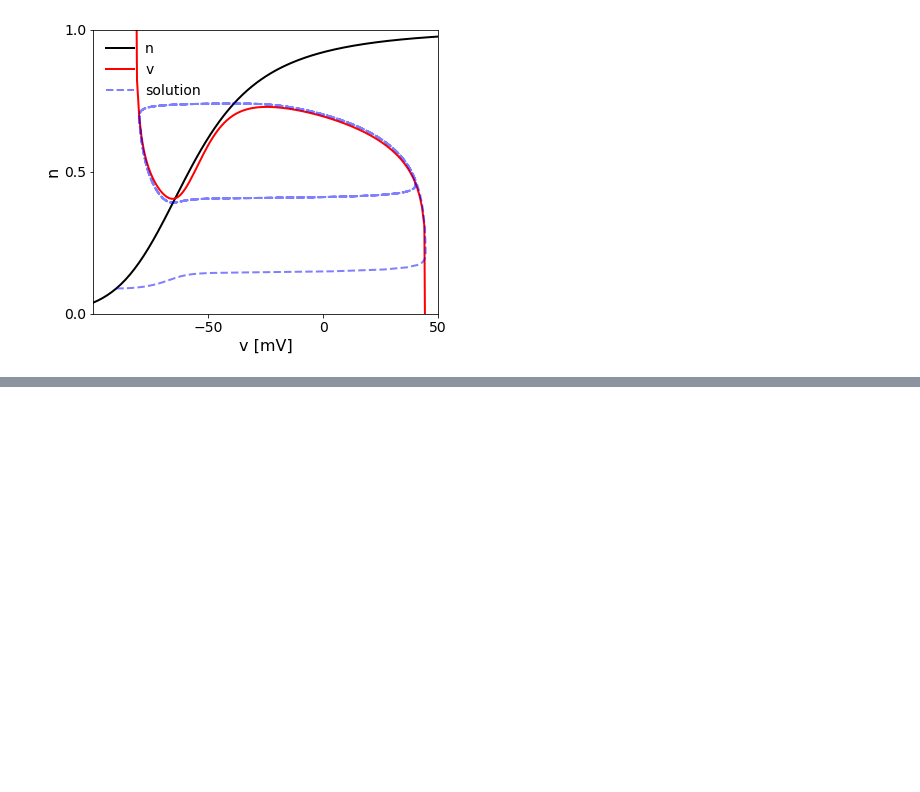
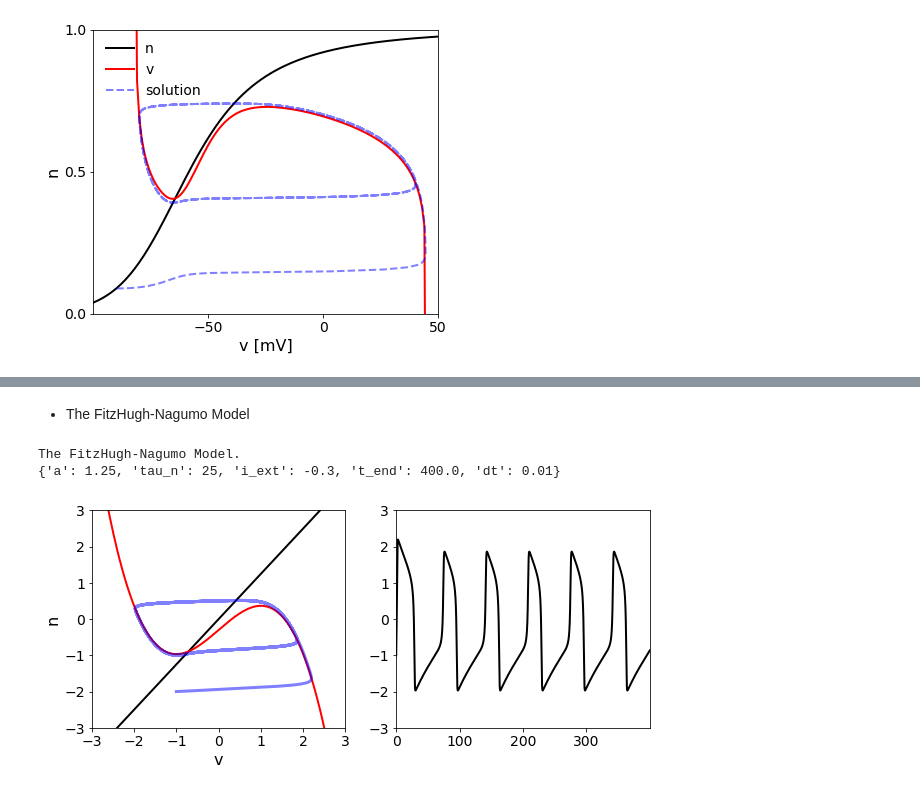
Before and after one commit to Ziaeemehr/mndynamics, a Jupyter notebook: mndynamics/examples/Chap_10.ipynb, the cells around one changed output, grey strips where cells are left out. Drawn from its saved outputs; the diff is of its cells as text; code cells hidden in the pictures; blank space fills up the shorter version.

Commit message:
FN model added.

```diff
--- a/mndynamics/examples/Chap_10.ipynb
+++ b/mndynamics/examples/Chap_10.ipynb
@@ -180,0 +180,32 @@ plt.plot(speed, "ko")
+# %% [markdown]
+- The FitzHugh-Nagumo Model
+# %%
+from mndynamics.models.py.FN_Base import FN
+
+
+i_ext = -0.3
+obj = FN({"i_ext": i_ext, "t_end":40.0, "tau_n":25})
+v = np.arange(-100, 100, 1.0)/100 * 3
+
+fig, ax = plt.subplots(1, 2, figsize=(10, 4))
+ax[0].plot(v, obj.a*v, lw=2, c="k")
+ax[0].plot(v,v-v**3/3+obj.i_ext, lw=2, c="r")
+
+ax[0].set_xlabel("v")
+ax[0].set_ylabel("n")
+ax[0].set_xlim(-3,3)
+ax[0].set_ylim(-3,3)
+
+obj = FN({"i_ext": i_ext, "t_end":400.0, "tau_n":25})
+print(obj())
+data = obj.simulate()
+t, v, n = data['t'], data['v'], data['n']
+ax[0].plot(v, n, lw=3, c="b", alpha=0.5);
+
+ax[1].plot(t, v, lw=2, c="k")
+ax[1].set_ylim(-3,3)
+ax[1].margins(x=0)
+# %% [output]
+The FitzHugh-Nagumo Model.
+{'a': 1.25, 'tau_n': 25, 'i_ext': -0.3, 't_end': 400.0, 'dt': 0.01}
+[figure, added]
```
Also changed, not shown: parts of 2 cells of this notebook, 1 other file.
